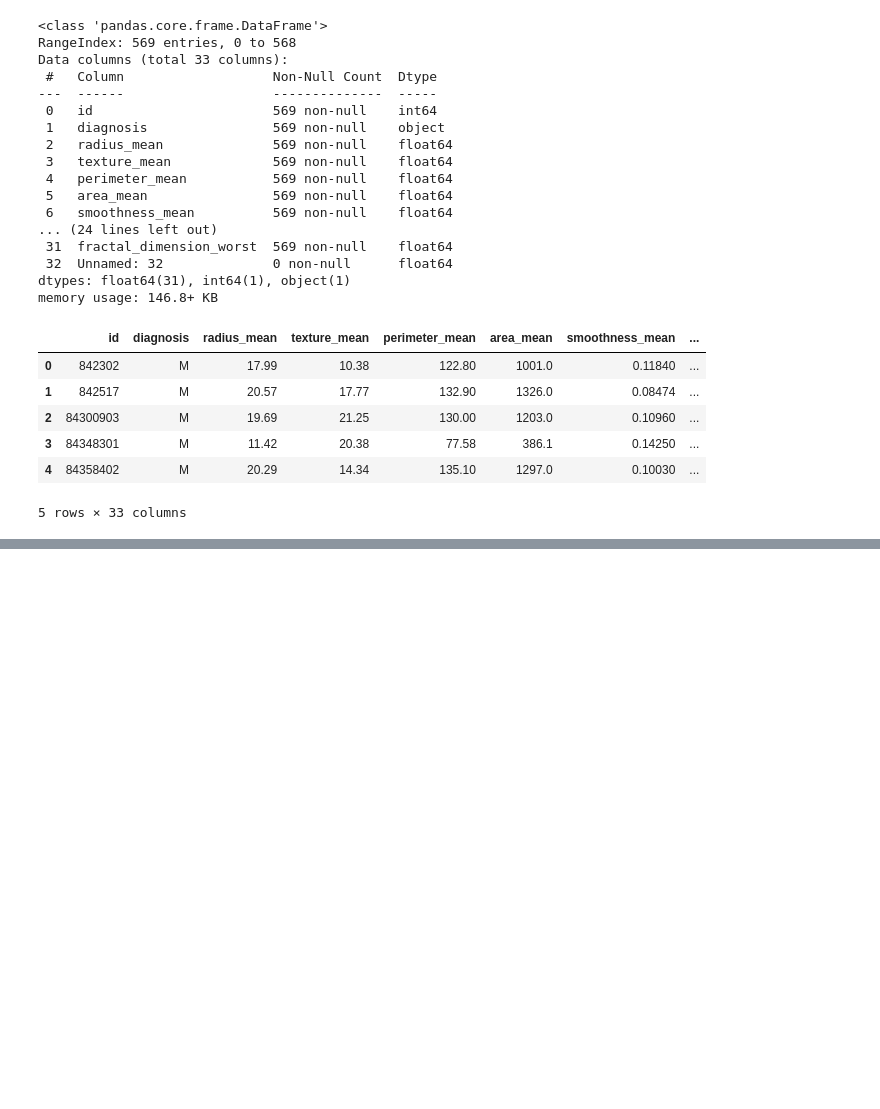
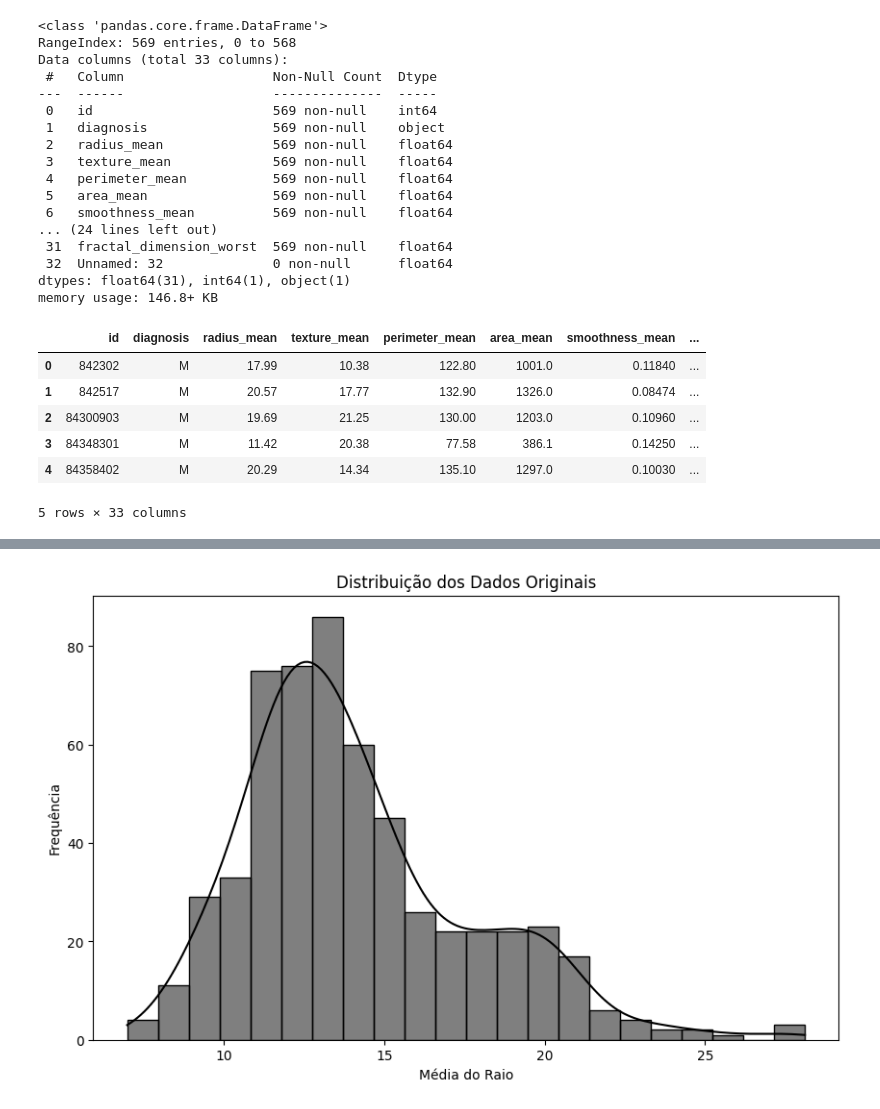
Before and after one commit to gabrielgaia/ficcd-activity-3, a Jupyter notebook: main.ipynb, the cells around one changed output, grey strips where cells are left out. Cells and saved outputs as stored; diff of their text form; code cells hidden in the pictures; blank space fills up the shorter version.

```diff
--- a/main.ipynb
+++ b/main.ipynb
@@ -59,0 +69,15 @@ positive = data[data['diagnosis'] == 1]
+# %%
+# Calcula média e desvio padrão dos dados originais
+original_population = data['radius_mean']
+original_population_mean = original_population.mean()
+original_population_std = original_population.std()
+# %%
+# Apresentação da distribuição dos dados originais
+plt.figure(figsize=(10, 6))
+sns.histplot(original_population, kde=True, color='black')
+plt.title('Distribuição dos Dados Originais')
+plt.xlabel('Média do Raio')
+plt.ylabel('Frequência')
+plt.show()
+# %% [output]
+[figure, added]
```
Also changed, not shown: parts of 6 cells of this notebook, 1 other file.
